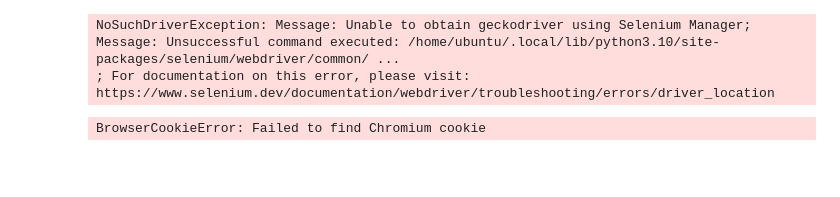
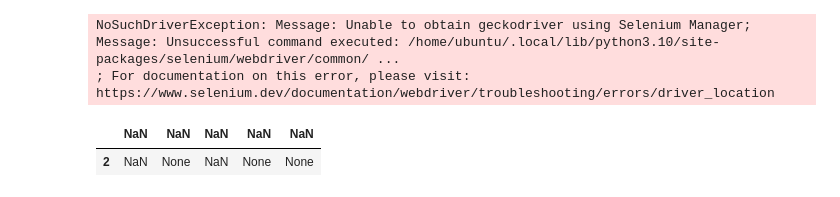
Before and after one commit to alexleethinker/Trading, a Jupyter notebook: notebooks/金融数据爬虫/问小达爬虫.ipynb, the cells around one changed output. Drawn from its saved outputs; the diff is of its cells as text; code cells hidden in the pictures; blank space fills up the shorter version.

```diff
--- a/notebooks/金融数据爬虫/问小达爬虫.ipynb
+++ b/notebooks/金融数据爬虫/问小达爬虫.ipynb
@@ -19,7 +19,7 @@ import json,os,random
 
 def get_cookie_tdx():
     # 查找指定域名的指定Cookie值
-    cookies = browser_cookie3.chromium(domain_name='wenda.tdx.com.cn')
+    cookies = browser_cookie3.chrome(domain_name='wenda.tdx.com.cn')
 #     cookies = 'Hm_lvt_5c4c948b141e4d66943a8430c3d600d0=1686342442,1687445719; Hm_lpvt_5c4c948b141e4d66943a8430c3d600d0=1687446049; LST=10; ASPSessionID=15860878705900324841'
 #     return cookies
     for item in cookies:
@@ -33,34 +33,35 @@ def set_headers():
     # 增加UserAgent，防止被反爬虫拦截
     user_agent_list = ["Mozilla/5.0 (Windows NT 10.0; WOW64) AppleWebKit/537.36 (KHTML, like Gecko) Chrome/68.0.3440.106 Safari/537.36",
                         "Mozilla/5.0 (Windows NT 10.0; WOW64) AppleWebKit/537.36 (KHTML, like Gecko) Chrome/67.0.3396.99 Safari/537.36",
                         "Mozilla/5.0 (Windows NT 10.0; WOW64) Gecko/20100101 Firefox/61.0",
                         "Mozilla/5.0 (Windows NT 10.0; WOW64) AppleWebKit/537.36 (KHTML, like Gecko) Chrome/64.0.3282.186 Safari/537.36",
                         "Mozilla/5.0 (X11; Linux x86_64) AppleWebKit/537.36 (KHTML, like Gecko) Chrome/62.0.3202.62 Safari/537.36",
                         "Mozilla/5.0 (Windows NT 6.1; WOW64) AppleWebKit/537.36 (KHTML, like Gecko) Chrome/45.0.2454.101 Safari/537.36",
                         "Mozilla/4.0 (compatible; MSIE 7.0; Windows NT 6.0)",
                         "Mozilla/5.0 (Macintosh; U; PPC Mac OS X 10.5; en-US; rv:1.9.2.15) Gecko/20110303 Firefox/3.6.15",
                         ]
     headers = {
         'Cookie': get_cookie_tdx(),
         'User-Agent': 'Mozilla/5.0 (Windows NT 10.0; Win64; x64) AppleWebKit/537.36 (KHTML, like Gecko) Chrome/114.0.0.0 Safari/537.36'
     }
     return headers
 # https://wenda.tdx.com.cn/TQL?Entry=JNLPSE.getAllCode&RI=6BDF
 url = 'https://wenda.tdx.com.cn/TQL?Entry=NLPSE.NLPQuery&RI=6BE0'
 headers = set_headers()
 data = [{"nlpse_id":"7248701856912769239","op_flag":1,"sec_code":"","order_field":"","dynamic_order":"","order_flag":"0","POS":"200","COUNT":"100","timestamps":0,"RANG":"AG"}]
 res = requests.post(url=url,headers=headers,data=json.dumps(data))
 res.encoding = res.apparent_encoding
 res_json = res.json()
 df = pd.DataFrame(res_json)
 df = df.iloc[1:]
 df2 = df.rename(columns=df.iloc[0])
 df3 = df2.iloc[1:]
 
 
 df3
 # %% [output]
-BrowserCookieError: Failed to find Chromium cookie
+|  | NaN | NaN | NaN | NaN | NaN |
+| 2 | NaN | None | NaN | None | None |
 # %%
 get_cookie_tdx()
 # %%
```
Also changed, not shown: parts of 3 cells of this notebook.
